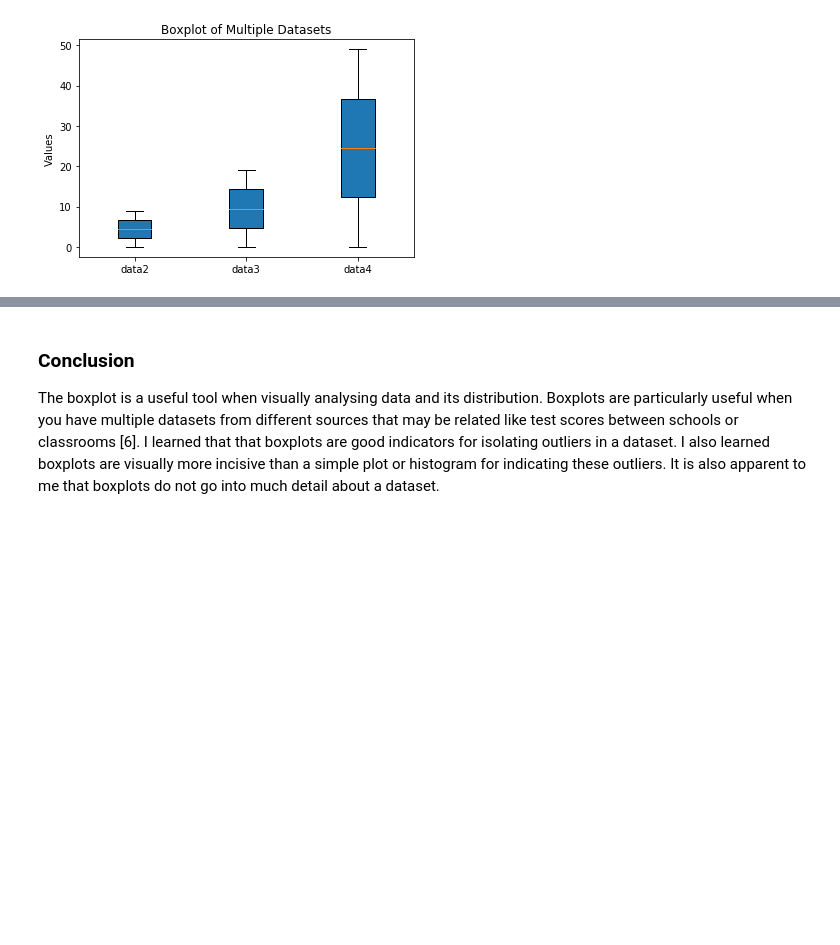
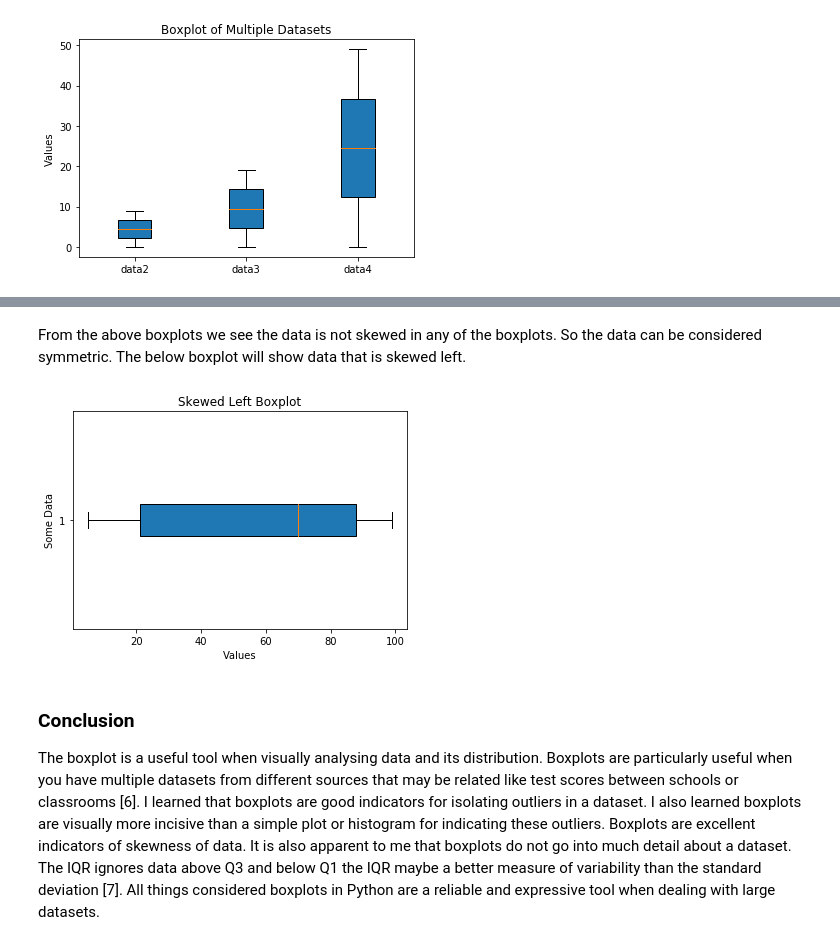
Before and after one commit to GregFee/boxplots, a Jupyter notebook: boxplots.ipynb, the cells around one changed output, grey strips where cells are left out. Drawn from its saved outputs; the diff is of its cells as text; code cells hidden in the pictures; blank space fills up the shorter version.

```diff
--- a/boxplots.ipynb
+++ b/boxplots.ipynb
@@ -143,7 +147,20 @@ plt.show()
+# %% [markdown]
+From the above boxplots we see the data is not skewed in any of the boxplots. So the data can be considered symmetric. The below boxplot will show data that is skewed left.
+# %%
+#Show skewed data on horizontal plot
+skew = [99, 90, 70, 81, 93, 95, 75, 70, 60, 25, 20, 15, 10, 5,]
+plt.figure()
+plt.boxplot(skew, 0,"rs", 0, patch_artist=True)
+plt.title("Skewed Left Boxplot")
+plt.ylabel("Some Data")
+plt.xlabel("Values")
+plt.show()
+# %% [output]
+[figure, added]
 # %% [markdown]
 ### Conclusion
 
-The boxplot is a useful tool when visually analysing data and its distribution. Boxplots are particularly useful when you have multiple datasets from different sources that may be related like test scores between schools or classrooms [6]. I learned that that boxplots are good indicators for isolating outliers in a dataset. I also learned boxplots are visually more incisive than a simple plot or histogram for indicating these outliers. It is also apparent to me that boxplots do not go into much detail about a dataset.
+The boxplot is a useful tool when visually analysing data and its distribution. Boxplots are particularly useful when you have multiple datasets from different sources that may be related like test scores between schools or classrooms [6]. I learned that boxplots are good indicators for isolating outliers in a dataset. I also learned boxplots are visually more incisive than a simple plot or histogram for indicating these outliers. Boxplots are excellent indicators of skewness of data. It is also apparent to me that boxplots do not go into much detail about a dataset. The IQR ignores data above Q3 and below Q1 the IQR maybe a better measure of variability than the standard deviation [7]. All things considered boxplots in Python are a reliable and expressive tool when dealing with large datasets.
 # %% [markdown]
 ## References
 
```
Also changed, not shown: parts of 11 cells of this notebook.
